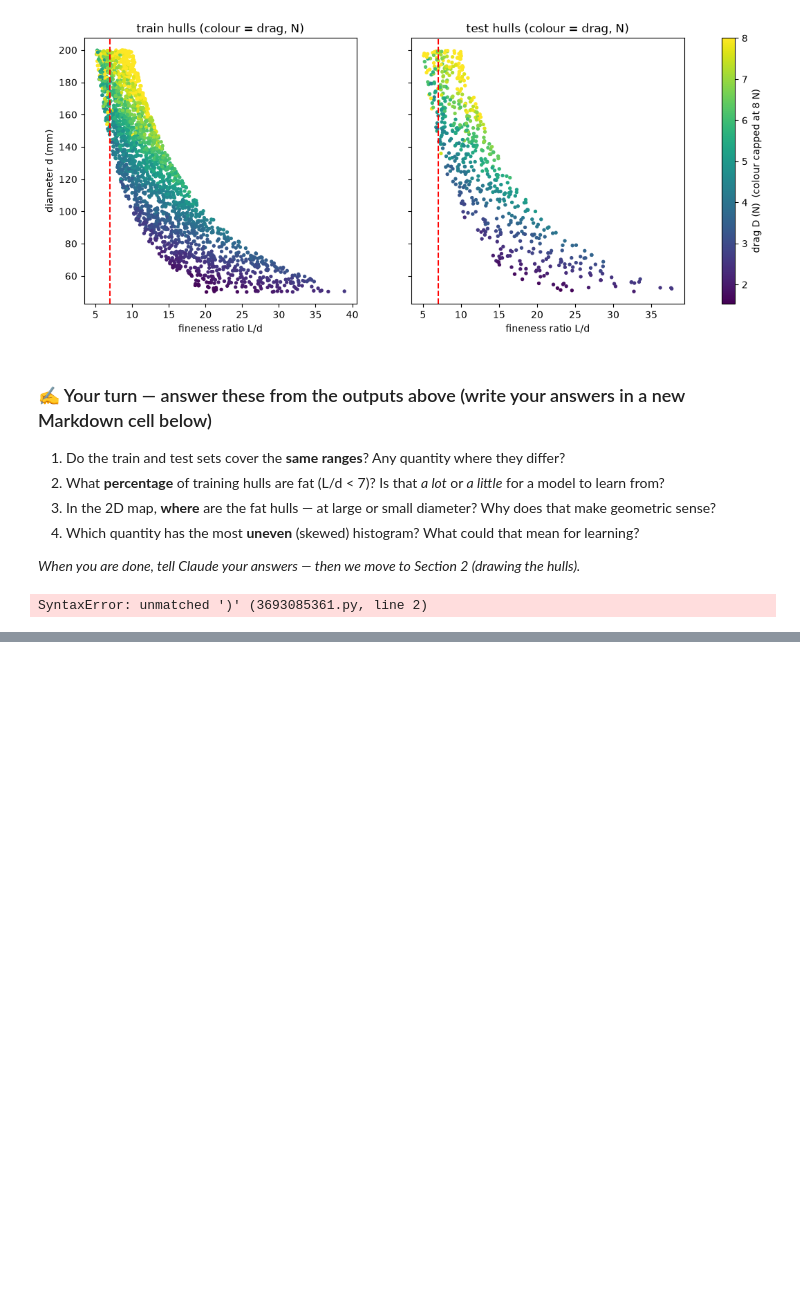
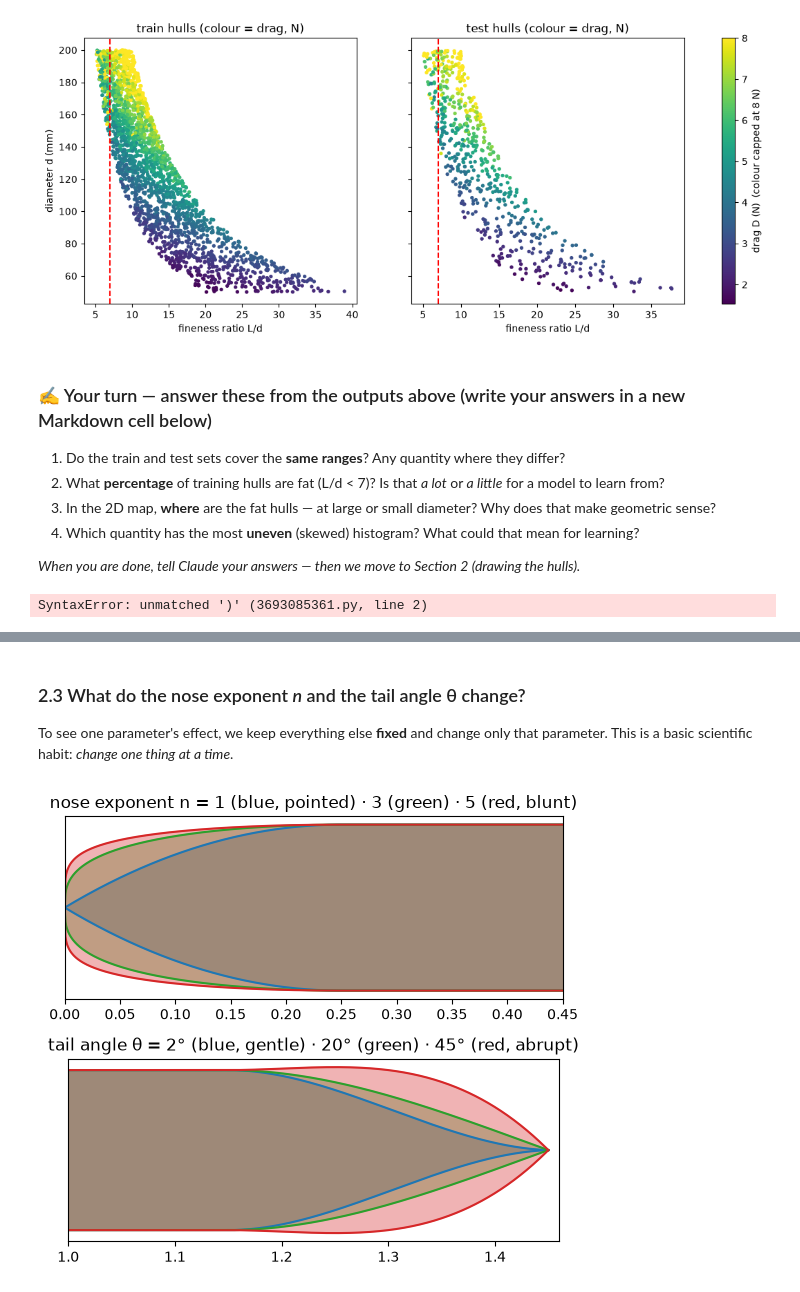
Before and after one commit to SaiKiranKumarNalla/auv-hull-surrogate, a Jupyter notebook: notebooks/01_data_exploration.ipynb, the cells around one changed output, grey strips where cells are left out. Saved outputs shown, nothing was run; the diff lists cells and outputs as text; code cells hidden in the pictures; blank space fills up the shorter version.

```diff
--- a/notebooks/01_data_exploration.ipynb
+++ b/notebooks/01_data_exploration.ipynb
@@ -190,0 +247,22 @@ SyntaxError: unmatched ')' (3693085361.py, line 2)
+# %% [markdown]
+### 2.3 What do the nose exponent *n* and the tail angle θ change?
+To see one parameter's effect, we keep everything else **fixed** and change only that parameter.
+This is a basic scientific habit: *change one thing at a time*.
+# %%
+base = np.array([250, 900, 300, 150, 3.0, 20.0, 0.0])    # a, b, c, d, n, θ, (drag unused) — an invented hull
+
+fig, axes = plt.subplots(2, 1, figsize=(11, 5))
+for n_value, col in [(1.0, 'tab:blue'), (3.0, 'tab:green'), (5.0, 'tab:red')]:
+    h = base.copy(); h[4] = n_value
+    draw_hull(axes[0], h, color=col)
+axes[0].set_title('nose exponent n = 1 (blue, pointed) · 3 (green) · 5 (red, blunt)')
+axes[0].set_xlim(0, 0.45)                                 # zoom on the nose
+
+for th_value, col in [(2, 'tab:blue'), (20, 'tab:green'), (45, 'tab:red')]:
+    h = base.copy(); h[5] = th_value
+    draw_hull(axes[1], h, color=col)
+axes[1].set_title('tail angle θ = 2° (blue, gentle) · 20° (green) · 45° (red, abrupt)')
+axes[1].set_xlim(1.0, 1.46)                               # zoom on the tail
+plt.tight_layout(); plt.show()
+# %% [output]
+[figure, added]
```
Also changed, not shown: parts of 7 cells of this notebook, 1 other file.
